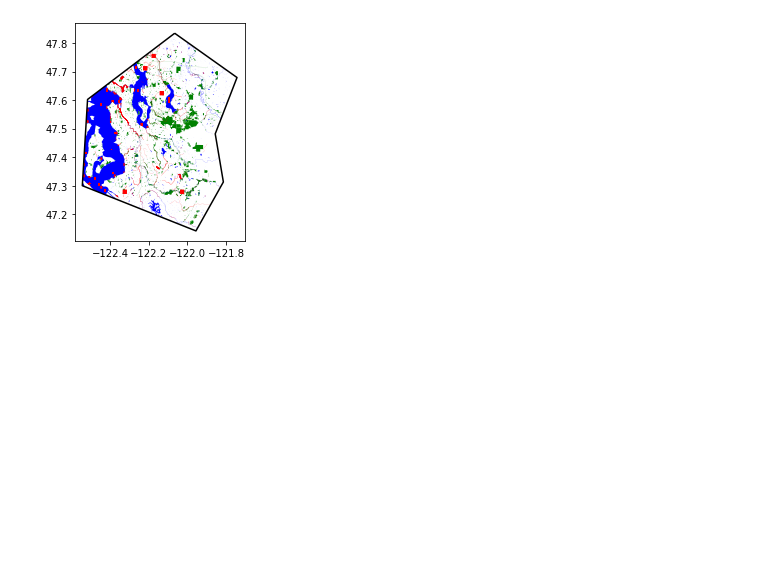
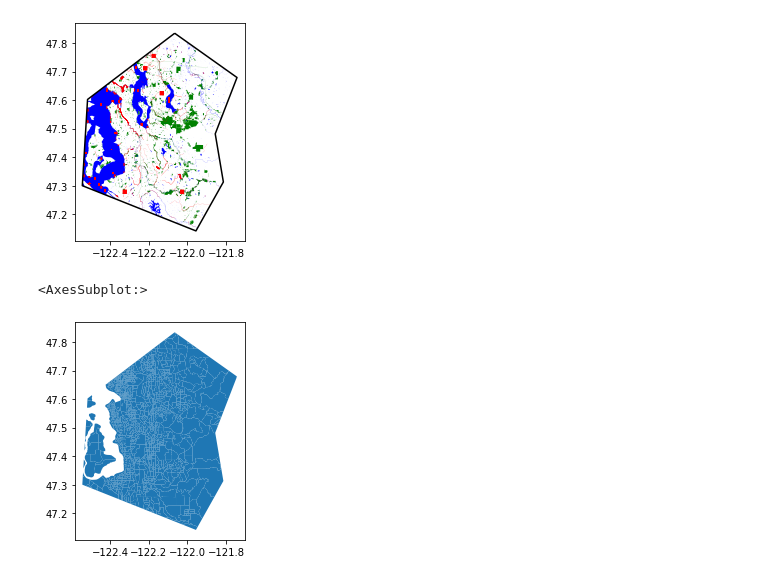
Before and after one commit to UW-Hydrobiogeochem/Park-Quality-Viewer, a Jupyter notebook: incubator_notebook.ipynb, the cells around one changed output. Drawn from its saved outputs; the diff is of its cells as text; code cells hidden in the pictures; blank space fills up the shorter version.

Commit message:
brought in census block group and air quality data
merged air quality and census block group data together.

Now have parks, water, pm2.5, impaired water bodies

```diff
--- a/incubator_notebook.ipynb
+++ b/incubator_notebook.ipynb
@@ -53,0 +78,3 @@ water303.head()
+# %%
+pm25 = pd.read_csv("data/CACES_PM25_2015_censusblock.csv")
+pm25.dtypes
@@ -115,3 +167,6 @@ Datum: NAD83 (High Accuracy Reference Network)
+# %%
+# convert blockgroup
+blockgroup = blockgroup.to_crs(4326)
 # %%
 # convert water 303 data to same crs as parks county park and aoi
 water303 = water303.to_crs(4326)
@@ -131,3 +188,7 @@ Datum: World Geodetic System 1984 ensemble
+# %%
+blockgroup_int = blockgroup.astype({'GEOID10':"int64"})
+blockgroup_int.dtypes
+blockgroup_pm25 = blockgroup_int.merge(pm25, left_on='GEOID10', right_on='fips')
 # %% [markdown]
 # clip data
 # %%
@@ -139,3 +200,6 @@ water_clip = water.clip(aoi)
 # %%
 # clip water 303 data with aoi
 water303_clip = water303.clip(aoi)
+# %%
+#clip air waulity data in census block groups
+blockgroup_pm25_clip = blockgroup_pm25.clip(aoi)
@@ -147,3 +213,8 @@ aoi.boundary.plot(ax=base,color="black")
 # %% [output]
 <AxesSubplot:>
 [figure]
+# %%
+blockgroup_pm25_clip.plot()
+# %% [output]
+<AxesSubplot:>
+[figure, added]
```
Also changed, not shown: parts of 6 cells of this notebook, 1 other file.
